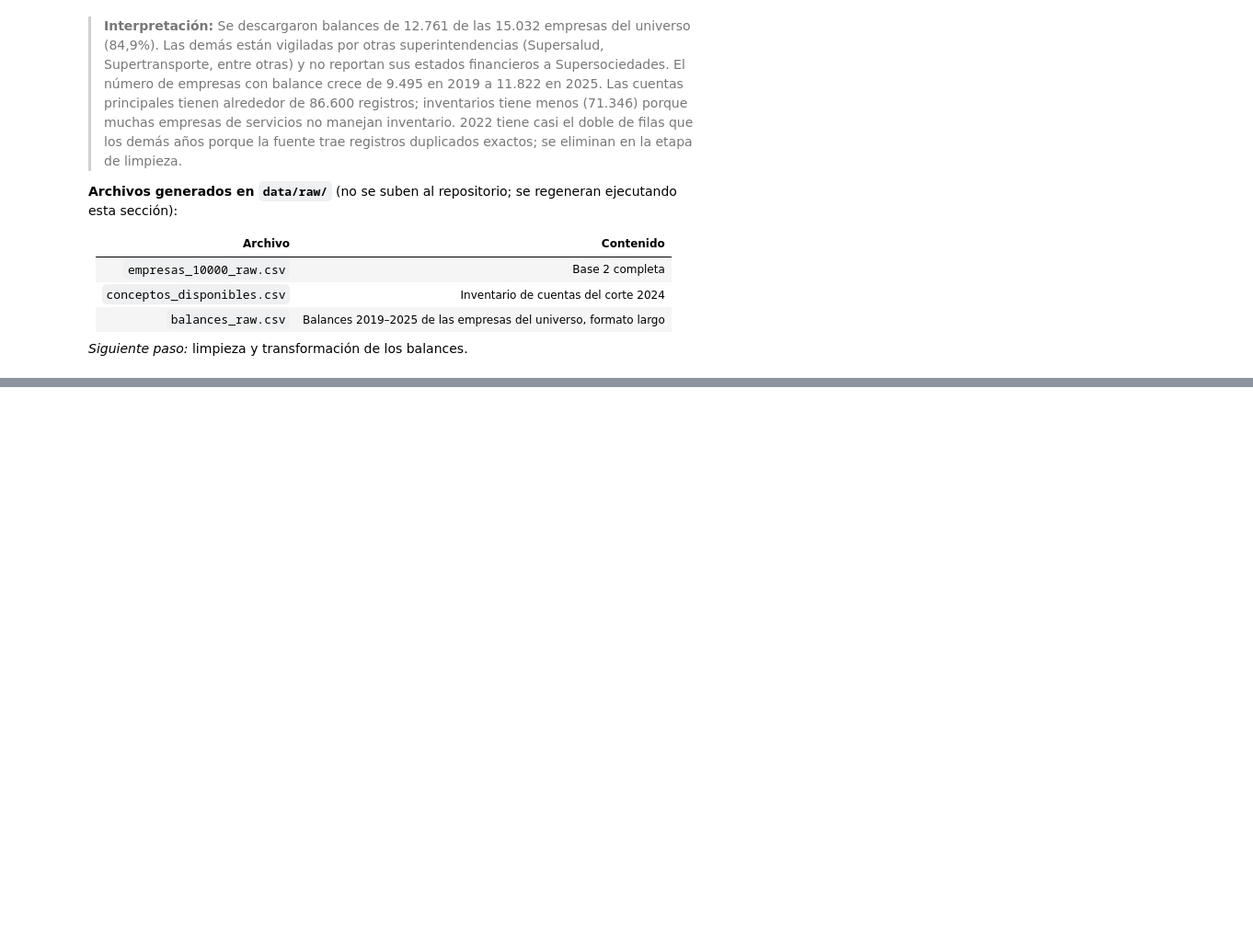
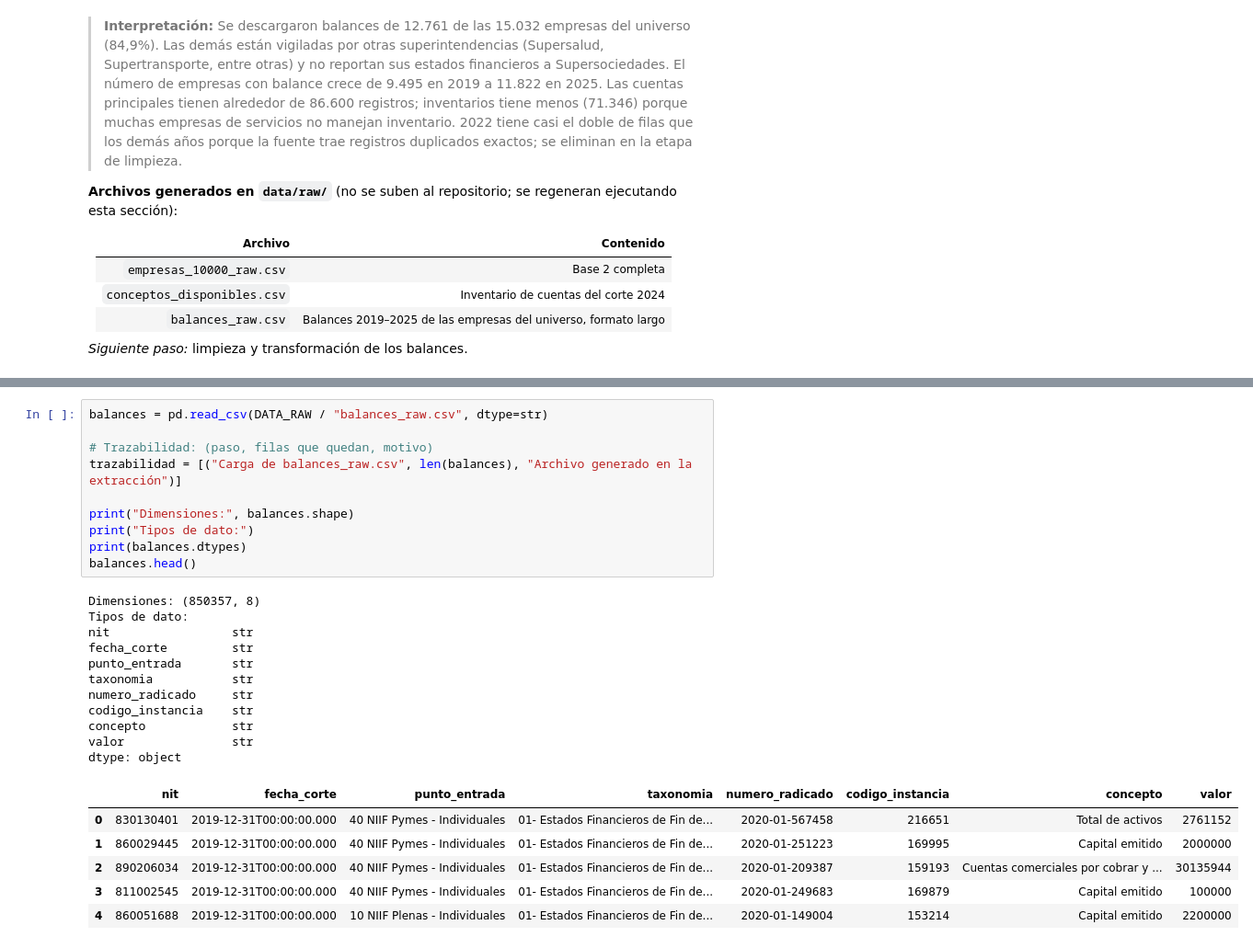
Before and after one commit to JulianHZ711/Final-AnalisisDatos, a Jupyter notebook: notebooks/proyecto_integrador.ipynb, the cells around one changed output, grey strips where cells are left out. Shown at 92% size. Cells and saved outputs as stored; diff of their text form; blank space fills up the shorter version.

Commit message:
Limpieza y transformacion de los balances

```diff
--- a/notebooks/proyecto_integrador.ipynb
+++ b/notebooks/proyecto_integrador.ipynb
@@ -424,0 +444,28 @@ sección):
+# %%
+balances = pd.read_csv(DATA_RAW / "balances_raw.csv", dtype=str)
+
+# Trazabilidad: (paso, filas que quedan, motivo)
+trazabilidad = [("Carga de balances_raw.csv", len(balances), "Archivo generado en la extracción")]
+
+print("Dimensiones:", balances.shape)
+print("Tipos de dato:")
+print(balances.dtypes)
+balances.head()
+# %% [output]
+Dimensiones: (850357, 8)
+Tipos de dato:
+nit                 str
+fecha_corte         str
+punto_entrada       str
+taxonomia           str
+numero_radicado     str
+codigo_instancia    str
+concepto            str
+valor               str
+dtype: object
+|  | nit | fecha_corte | punto_entrada | taxonomia | numero_radicado | codigo_instancia | concepto | valor |
+| 0 | 830130401 | 2019-12-31T00:00:00.000 | 40 NIIF Pymes - Individuales | 01- Estados Financieros de Fin de... | 2020-01-567458 | 216651 | Total de activos | 2761152 |
+| 1 | 860029445 | 2019-12-31T00:00:00.000 | 40 NIIF Pymes - Individuales | 01- Estados Financieros de Fin de... | 2020-01-251223 | 169995 | Capital emitido | 2000000 |
+| 2 | 890206034 | 2019-12-31T00:00:00.000 | 40 NIIF Pymes - Individuales | 01- Estados Financieros de Fin de... | 2020-01-209387 | 159193 | Cuentas comerciales por cobrar y ... | 30135944 |
+| 3 | 811002545 | 2019-12-31T00:00:00.000 | 40 NIIF Pymes - Individuales | 01- Estados Financieros de Fin de... | 2020-01-249683 | 169879 | Capital emitido | 100000 |
+| 4 | 860051688 | 2019-12-31T00:00:00.000 | 10 NIIF Plenas - Individuales | 01- Estados Financieros de Fin de... | 2020-01-149004 | 153214 | Capital emitido | 2200000 |
```
Also changed, not shown: parts of 19 cells of this notebook, 2 other files.
